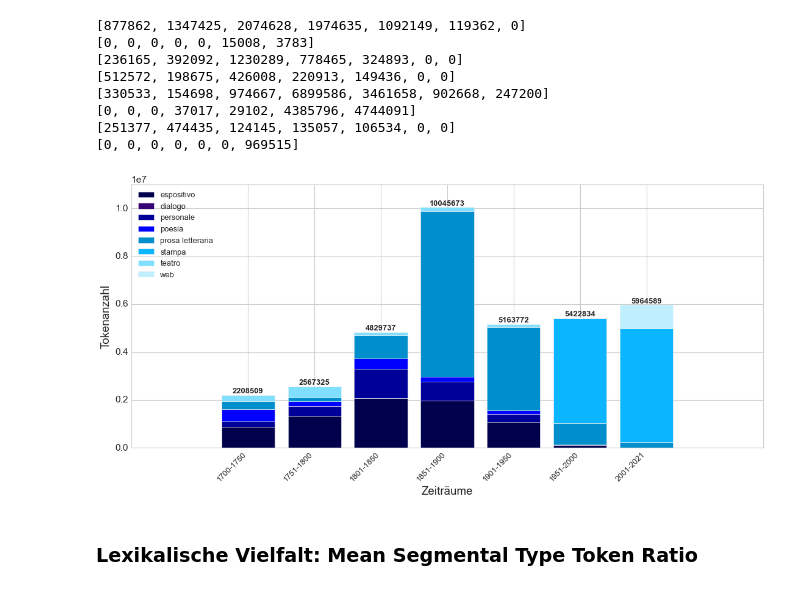
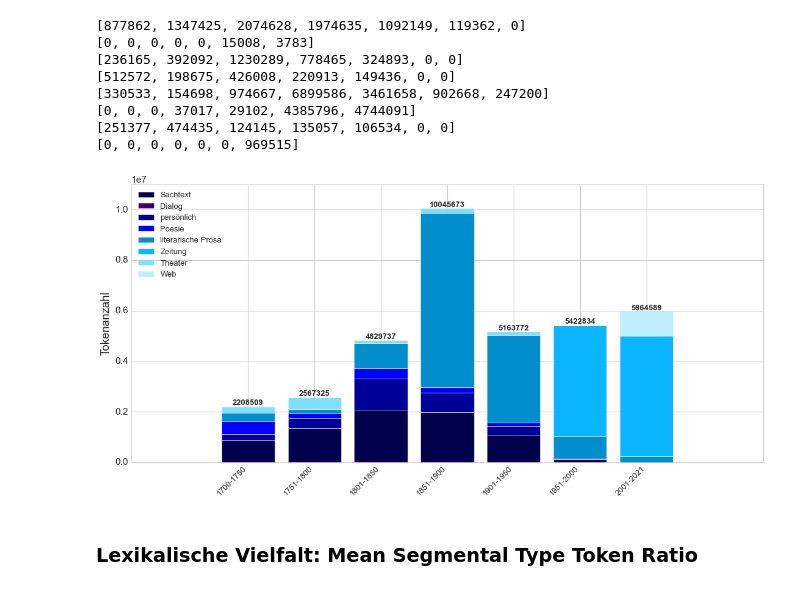
Before and after one commit to Sophia796/MA_Expressivity, a Jupyter notebook: Korpus/Explore_Corpus.ipynb, the cells around one changed output. Cells and saved outputs as stored; diff of their text form; code cells hidden in the pictures.

Commit message:
Visualisierungen

```diff
--- a/Korpus/Explore_Corpus.ipynb
+++ b/Korpus/Explore_Corpus.ipynb
@@ -277,36 +277,36 @@ print(web)
 # %%
 # Verteilung der Texttypen auf die Zeiträume
 
 plt.figure(figsize=[14,7])
 plt.style.use('seaborn-whitegrid')
 
 data = np.array([espositivo, dialogo, personale, poesia, prosa_lett, stampa, teatro, web])
-labels = ['espositivo', 'dialogo', 'personale', 'poesia', 'prosa letteraria', 'stampa', 'teatro', 'web']
+labels = ['Sachtext', 'Dialog', 'persönlich', 'Poesie', 'literarische Prosa', 'Zeitung', 'Theater', 'Web']
 colors = ['#00004d','#380474', '#000099', '#0000FF', '#008fcc', '#0BB5FF', '#80dfff', '#BFEFFF']
 
 X = np.arange(data.shape[1])
 for i in range(data.shape[0]):
     plt.bar(X, data[i],bottom = np.sum(data[:i], axis=0),label=labels[i % len(labels)], color=colors[i % len(colors)])
 
 x_indexes = np.arange(len(periods))
 plt.xticks(ticks=x_indexes, labels=periods, rotation=45, horizontalalignment='right', fontsize='small')
-plt.xlabel('Zeiträume')
+#plt.xlabel('Zeiträume')
 plt.ylabel('Tokenanzahl')
 plt.ylim(0,11000000)
 plt.ticklabel_format(axis='y', style='sci', scilimits=(0,0))
 plt.legend(loc='upper left', fontsize='small')
 
 plt.tight_layout()
 plt.margins(0.2, 0.15)
 
 for i, j in zip(x_indexes, sum_words.values()):
        plt.annotate(j, xy=(i,j), xycoords='data', verticalalignment='bottom', horizontalalignment='center',
                     fontweight='demi', fontsize='small')
 
 #plt.savefig('Plots/corpusbig_tokenanzahl_texttypes.png')
 plt.show()
 # %% [output]
-[figure, old version]
+[figure, new version]
 # %% [markdown]
 ### Lexikalische Vielfalt: Mean Segmental Type Token Ratio
 # %%
```
Also changed, not shown: parts of 4 cells of this notebook, 9 other files.
